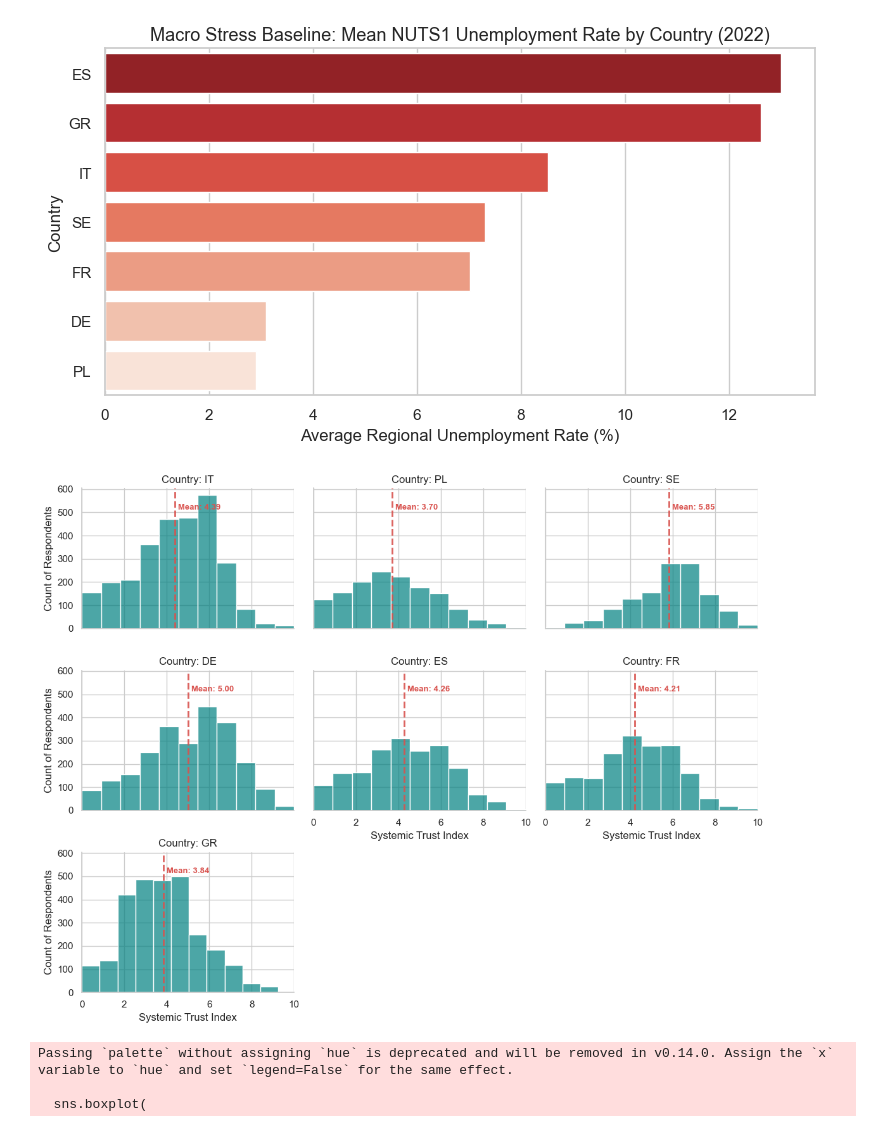
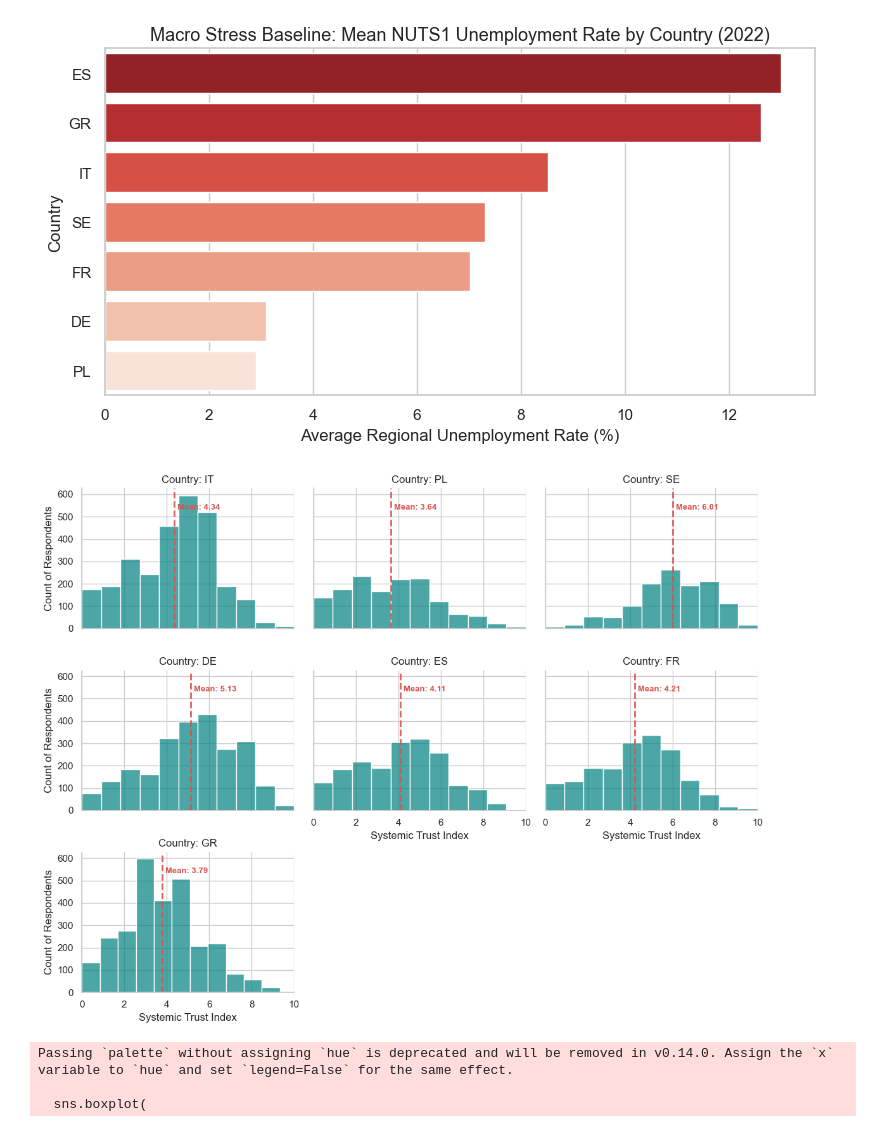
Before and after one commit to ksandrolini/resilience_gap_project, a Jupyter notebook: wrangling/data_wrangling.ipynb, the cells around one changed output. Saved outputs shown, nothing was run; the diff lists cells and outputs as text; code cells hidden in the pictures.

```diff
--- a/wrangling/data_wrangling.ipynb
+++ b/wrangling/data_wrangling.ipynb
@@ -149,0 +55,20 @@ Shape: (14329, 64)
+# %%
+def calculate_cronbach_alpha(df, items):
+    df_items = ess_survey[items].dropna()
+    k = len(items)
+    item_variances = df_items.var(ddof=1).sum()
+    total_variance = df_items.sum(axis=1).var(ddof=1)
+    alpha = (k / (k - 1)) * (1 - (item_variances / total_variance))
+    return alpha
+
+# Test the trust variables
+trust_vars = ['trstprl', 'trstlgl', 'trst_pol_parties']
+trust_alpha = calculate_cronbach_alpha(ess_survey, trust_vars)
+
+print(f"Cronbach's Alpha for Institutional Trust Matrix: {trust_alpha:.3f}")
+if trust_alpha >= 0.70:
+    print("👉 Decision: Statistically justified to collapse into a composite index.")
+else:
+    print("👉 Decision: Low reliability. Keep a single proxy variable.")
+
+ess_survey["trust_index"] = ess_survey[trust_vars].mean(axis=1, skipna=True)
@@ -272,23 +298,9 @@ Passing `palette` without assigning `hue` is deprecated and will be removed in v
 # Set professional theme parameters
 sns.set_theme(style="whitegrid")
 
-trust_vectors = ['trstprl', 'trstlgl', 'trst_pol_parties', "trst_euro_parl"]
-
-# 1. Create a clean working copy of the dataset containing only essential columns
-clean_trust_df = ess_survey[['country_code', 'nuts1'] + trust_vectors].copy()
-
-# 2. Convert ESS missing codes to NaN
-for col in trust_vectors:
-    clean_trust_df[col] = pd.to_numeric(clean_trust_df[col], errors='coerce')
-    clean_trust_df.loc[clean_trust_df[col] > 10, col] = np.nan
-
-# 3. Calculate the index mean and drop rows where all three are missing
-clean_trust_df['systemic_trust_index'] = clean_trust_df[trust_vectors].mean(axis=1)
-clean_trust_df = clean_trust_df.dropna(subset=['systemic_trust_index'])
-
 # 4. Define a custom function to calculate and draw the mean line per facet
 def draw_mean_line(data, **kwargs):
-    mean_val = data['systemic_trust_index'].mean()
+    mean_val = data['trust_index'].mean()
     ax = plt.gca()
 
     # Draw the dashed vertical line
@@ -309,37 +321,37 @@ def draw_mean_line(data, **kwargs):
 
 # 5. Initialize the FacetGrid (This will dynamically accommodate your 7 countries)
 g = sns.FacetGrid(
-    clean_trust_df,
+    ess_survey,
     col="country_code",
     col_wrap=3,
     height=3,
     aspect=1.3
 )
 
 # 6. Map the baseline histograms onto the grid
 g.map_dataframe(
     sns.histplot,
-    x="systemic_trust_index",
+    x="trust_index",
     bins=11,
     color="teal",
     alpha=0.7
 )
 
 # 7. Map our custom mean-line function on top of the histograms
 g.map_dataframe(draw_mean_line)
 
 # 8. Polish layout and axes boundaries
 g.set_axis_labels("Systemic Trust Index", "Count of Respondents")
 g.set_titles(col_template="Country: {col_name}")
 
 for ax in g.axes.flat:
     ax.set_xlim(0, 10)
     ax.set_xticks([0, 2, 4, 6, 8, 10])
 
 plt.tight_layout()
 #plt.savefig('02_systemic_trust_index_faceted_with_mean.png', dpi=300)
 # %% [output]
-[figure, old version]
+[figure, new version]
 # %%
 # Set professional theme parameters
 sns.set_theme(style="whitegrid")
```
Also changed, not shown: parts of 37 cells of this notebook, 3 other files.
